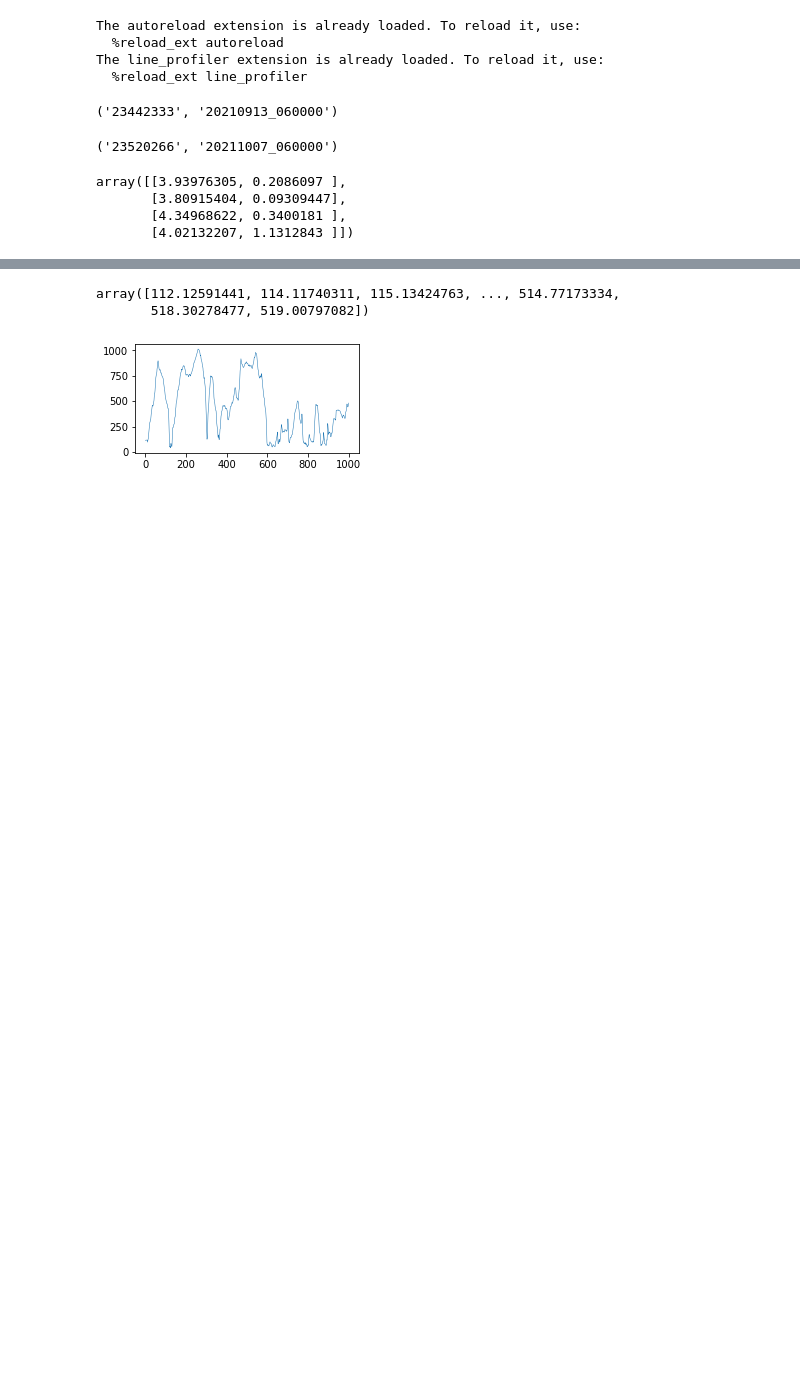
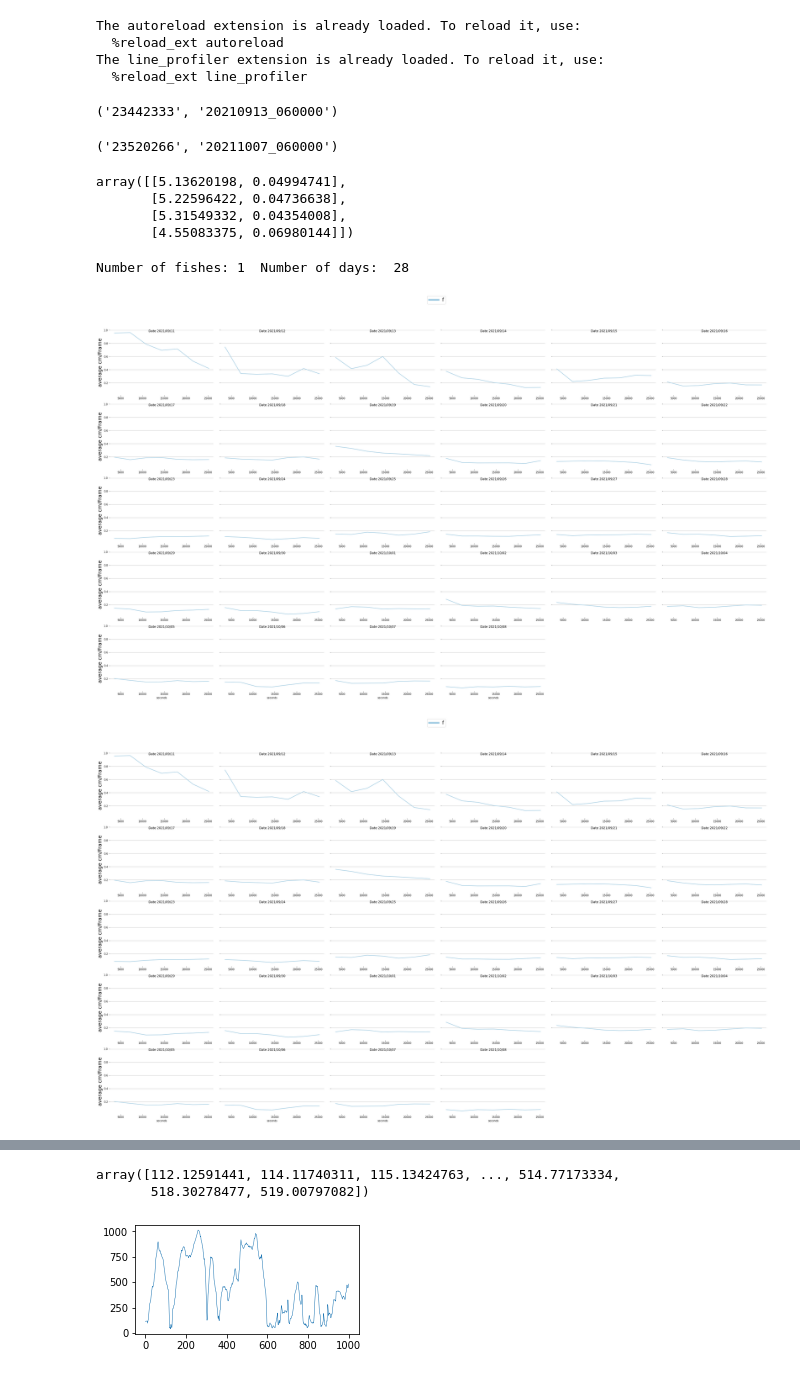
Before and after one commit to UlrikeScherer/Fish-Tracking-Visualization, a Jupyter notebook: Untitled1.ipynb, the cells around one changed output, grey strips where cells are left out. Cells and saved outputs as stored; diff of their text form; code cells hidden in the pictures; blank space fills up the shorter version.

```diff
--- a/Untitled1.ipynb
+++ b/Untitled1.ipynb
@@ -41,10 +43,18 @@ traces = np.concatenate([X, X2, X3])
 traces = normalize_data(traces)
 nSs = np.concatenate([nS, nS2, nS3])
 # %%
-chunk = pixel_to_cm(batch2[["xpx","ypx"]].to_numpy())
-entropy_for_data(chunk, frame_interval=200*5, error_index=get_error_indices(batch2).to_numpy())
+chunk = pixel_to_cm(batch1[["xpx","ypx"]].to_numpy())
+entropy_for_data(chunk, frame_interval=3000, error_index=get_error_indices(batch1).to_numpy())
 # %% [output]
-array([[3.93976305, 0.2086097 ],
-       [3.80915404, 0.09309447],
-       [4.34968622, 0.3400181 ],
-       [4.02132207, 1.1312843 ]])
+array([[5.13620198, 0.04994741],
+       [5.22596422, 0.04736638],
+       [5.31549332, 0.04354008],
+       [4.55083375, 0.06980144]])
+# %%
+rr = activity_per_interval(fish_ids=13, time_interval=3600, write_to_csv=True)
+# %%
+sliding_window(rr["results"], time_interval=3600, sw=2, fish_keys=[key_c_p], fish_labels="f1")
+# %% [output]
+Number of fishes: 1  Number of days:  28
+[figure, added]
+[figure, added]
```
Also changed, not shown: parts of 7 cells of this notebook, 4 other files.
